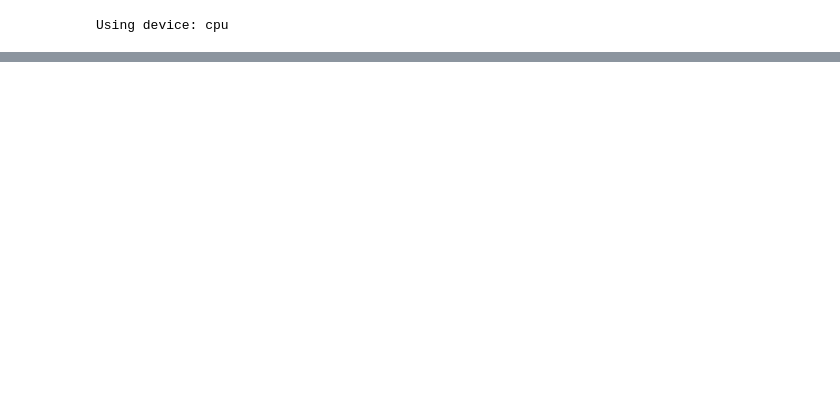
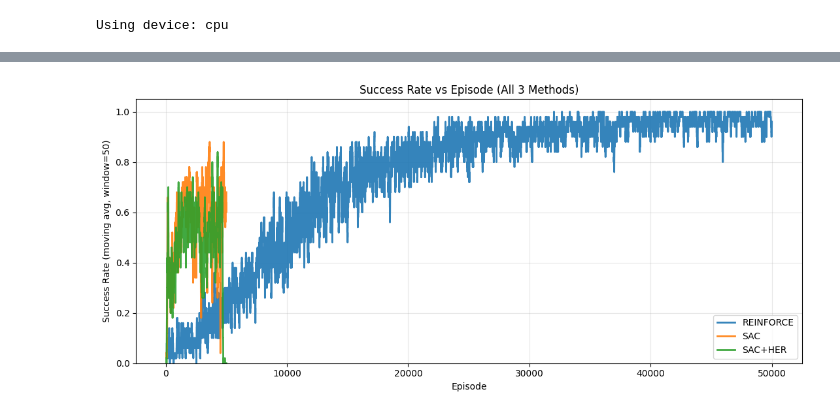
Before and after one commit to GuestAGuy/CS5180_RL_Project_Fetch, a Jupyter notebook: SAC.ipynb, the cells around one changed output, grey strips where cells are left out. Saved outputs shown, nothing was run; the diff lists cells and outputs as text; code cells hidden in the pictures; blank space fills up the shorter version.

```diff
--- a/SAC.ipynb
+++ b/SAC.ipynb
@@ -623,6 +643,7 @@ print("Saved comparison_logs/sac_metrics.npz")
 # %%
 # Compare REINFORCE vs SAC vs SAC+HER on success over episode and over clock time
 import os
+import re
 import numpy as np
 import matplotlib.pyplot as plt
 
@@ -631,28 +652,73 @@ def moving_average(x, window=50):
     x = np.asarray(x, dtype=np.float32)
     if x.size < window:
         return x
-    return np.convolve(x, np.ones(window, dtype=np.float32) / window, mode="valid")
+    kernel = np.ones(window, dtype=np.float32) / window
+    return np.convolve(x, kernel, mode="valid")
 
 
-def load_metrics(path):
+def recover_runtime_from_notebook_log(notebook_path, n_episodes):
+    if not os.path.exists(notebook_path):
+        return None
+
+    pattern = re.compile(r"Episode\s+(\d+).*Total Time:\s+([0-9.]+)min")
+    checkpoints = [(0, 0.0)]
+
+    with open(notebook_path, "r", encoding="utf-8") as f:
+        for line in f:
+            match = pattern.search(line)
+            if not match:
+                continue
+            episode = min(int(match.group(1)), n_episodes)
+            total_min = float(match.group(2))
+            if episode > checkpoints[-1][0]:
+                checkpoints.append((episode, total_min))
+
+    if len(checkpoints) < 2:
+        return None
+
+    runtime_min = np.zeros(n_episodes, dtype=np.float32)
+    prev_episode, prev_min = checkpoints[0]
+    for episode, total_min in checkpoints[1:]:
+        segment = np.linspace(prev_min, total_min, episode - prev_episode + 1, dtype=np.float32)[1:]
+        runtime_min[prev_episode:episode] = segment
+        prev_episode, prev_min = episode, total_min
+
+    if prev_episode < n_episodes:
+        runtime_min[prev_episode:] = prev_min
+
+    return runtime_min
+
+
+def load_metrics(path, notebook_path):
     data = np.load(path)
     successes = data["successes"].astype(np.float32)
     episode_times = data["episode_times"].astype(np.float32)
-    cumulative_hours = np.cumsum(episode_times) / 3600.0
+
+    # Keep both arrays aligned in case one notebook logged different lengths.
+    n = min(len(successes), len(episode_times))
+    successes = successes[:n]
+    episode_times = episode_times[:n]
+
+    recovered_runtime_min = recover_runtime_from_notebook_log(notebook_path, n)
+    if recovered_runtime_min is not None:
+        cumulative_hours = recovered_runtime_min / 60.0
+    else:
+        cumulative_hours = np.cumsum(episode_times) / 3600.0
+
     return successes, cumulative_hours
 
 
 metrics_files = {
-    "REINFORCE": "comparison_logs/reinforce_metrics.npz",
-    "SAC": "comparison_logs/sac_metrics.npz",
-    "SAC+HER": "comparison_logs/sacher_metrics.npz",
+    "REINFORCE": ("comparison_logs/reinforce_metrics.npz", "REINFORCE_2.ipynb"),
+    "SAC": ("comparison_logs/sac_metrics.npz", "SAC.ipynb"),
+    "SAC+HER": ("comparison_logs/sacher_metrics.npz", "SACHER.ipynb"),
 }
 
 loaded = {}
 missing = []
-for label, path in metrics_files.items():
+for label, (path, notebook_path) in metrics_files.items():
     if os.path.exists(path):
-        loaded[label] = load_metrics(path)
+        loaded[label] = load_metrics(path, notebook_path)
     else:
         missing.append(path)
 
@@ -664,38 +730,42 @@ if missing:
 else:
     window = 50
 
-    # 1) Success rate over episode
+    # 1) Smoothed success rate over episode
     plt.figure(figsize=(11, 5))
     for label, (succ, _) in loaded.items():
-        smoothed = moving_average(succ, window=window)
-        start_ep = window if len(succ) >= window else 1
-        ep_x = np.arange(start_ep, start_ep + len(smoothed))
-        plt.plot(ep_x, smoothed, linewidth=2, label=label)
+        succ_smoothed = moving_average(succ, window=window)
+        if len(succ) >= window:
+            ep_x = np.arange(window, window + len(succ_smoothed))
+        else:
+            ep_x = np.arange(1, len(succ_smoothed) + 1)
+        plt.plot(ep_x, succ_smoothed, linewidth=2, alpha=0.9, label=label)
 
     plt.xlabel("Episode")
     plt.ylabel(f"Success Rate (moving avg, window={window})")
     plt.title("Success Rate vs Episode (All 3 Methods)")
     plt.ylim(0.0, 1.05)
     plt.grid(alpha=0.3)
     plt.legend()
     plt.tight_layout()
     plt.show()
 
-    # 2) Success rate over clock time
+    # 2) Smoothed success rate over clock time
     plt.figure(figsize=(11, 5))
     for label, (succ, cum_hours) in loaded.items():
-        smoothed = moving_average(succ, window=window)
+        succ_smoothed = moving_average(succ, window=window)
         if len(succ) >= window:
             time_x = cum_hours[window - 1:]
         else:
             time_x = cum_hours
-        plt.plot(time_x, smoothed, linewidth=2, label=label)
+        plt.plot(time_x, succ_smoothed, linewidth=2, alpha=0.9, label=label)
 
     plt.xlabel("Clock Time (hours)")
     plt.ylabel(f"Success Rate (moving avg, window={window})")
     plt.title("Success Rate vs Clock Time (All 3 Methods)")
     plt.ylim(0.0, 1.05)
     plt.grid(alpha=0.3)
     plt.legend()
     plt.tight_layout()
     plt.show()
+# %% [output]
+[figure, added]
```
Also changed, not shown: parts of 11 cells of this notebook, 1 other file.
